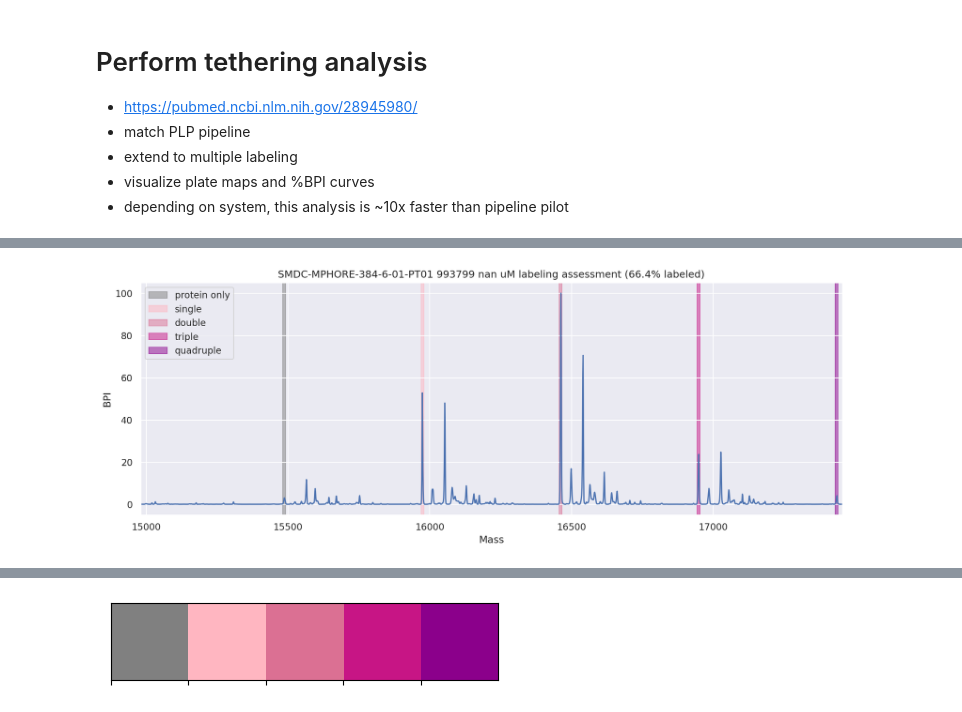
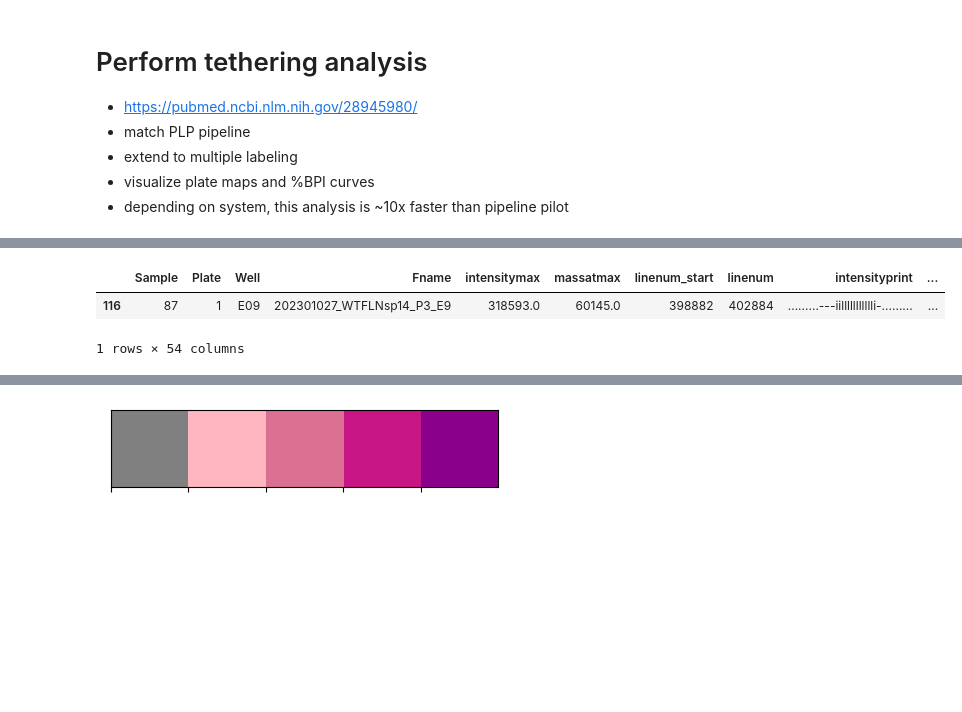
Before and after one commit to Small-Molecule-Discovery-Center/smdc_process_data, a Jupyter notebook: process_data/Tethering_Analysis.ipynb, the cells around one changed output, grey strips where cells are left out. Cells and saved outputs as stored; diff of their text form; code cells hidden in the pictures; blank space fills up the shorter version.

```diff
--- a/process_data/Tethering_Analysis.ipynb
+++ b/process_data/Tethering_Analysis.ipynb
@@ -500,50 +996,0 @@ dfm[dfm.ICL_IC_ID==smdc]
-# %%
-for well in dfm[dfm.ICL_IC_ID==smdc].Well:
-    sample=dfm[dfm.Well==well].Sample.iloc[0]
-    conc=dfm[dfm.Well==well].Conc_uM.iloc[0]
-    conc_unit='uM'
-    if conc is None:
-        conc=dfm[dfm.Well==well].Conc_nM.iloc[0]
-        conc_unit='nM'
-    pct=dfm[dfm.Well==well].hmlab.iloc[0]
-
-    dat=pd.read_csv(f'Sample_{str(sample).zfill(3)}_data.txt', sep='\t')
-    dat.columns=['Mass','BPI']
-    dat=dat.astype(float)
-    dat.head(2)
-
-    adduct_mass=df[df.Sample==sample].adduct_mass.astype(float).iloc[0]
-    xmin=protein_mass-adduct_mass-4*scan_range
-    xmax=protein_mass+4*adduct_mass+4*scan_range
-
-    colors=['gray','lightpink','palevioletred','mediumvioletred','darkmagenta']
-    labels=['protein only','single','double','triple','quadruple']
-    fig, ax = plt.subplots(1, figsize=(15,5))
-    sns.lineplot(data=dat, x='Mass', y='BPI')
-    for mult in [0,1,2,3,4]:
-        ax.axvspan(protein_mass+mult*adduct_mass-scan_range, protein_mass+mult*adduct_mass+scan_range, color=colors[mult], label=labels[mult], zorder=0, alpha=0.5)
-    ax.set_xlim(xmin, xmax)
-    ax.legend()
-    ax.set_title(f'{barcode} {smdc} {conc} {conc_unit} labeling assessment ({pct}% labeled)');
-
-#     protnums=df.loc[df['Sample']==sample,[x for x in df.columns if 'min' in x]].T
-#     protnums=protnums.sort_values(by=protnums.columns[0])
-#     protnums=protnums[~protnums[protnums.columns[0]].isna()]
-#     cols=protnums.index.tolist()
-#     cols=[x.replace('_min','') for x in cols]
-#     cols
-
-#     pal=sns.color_palette("viridis", len(cols))
-#     fig, ax = plt.subplots(1, figsize=(15,5))
-#     sns.lineplot(data=dat, x='Mass', y='BPI')
-#     ax.axvspan(protein_mass-scan_range, protein_mass+scan_range, color='gray', label='protein_only', zorder=0, alpha=0.5)
-#     for i, lab in enumerate(cols):
-#         ax.axvspan(df[df.Sample==sample][f'{lab}_min'].astype(float).iloc[0],
-#                    df[df.Sample==sample][f'{lab}_max'].astype(float).iloc[0],
-#                    label=lab, color=pal[i], zorder=0, alpha=0.5)
-
-#     ax.set_xlim(xmin, xmax)
-#     ax.legend(loc='center left', bbox_to_anchor=(1, 0.5))
-#     ax.set_title(f'{barcode} {smdc} {conc} {conc_unit} labeling assessment');
-# %% [output]
-[figure, removed]
@@ -552,0 +997,6 @@ import plot_curves as pc
+# %%
+dfm[dfm.SMDC_ID==smdc]
+# %% [output]
+|  | Sample | Plate | Well | Fname | intensitymax | massatmax | linenum_start | linenum | intensityprint | ... |
+| 116 | 87 | 1 | E09 | 202301027_WTFLNsp14_P3_E9 | 318593.0 | 60145.0 | 398882 | 402884 | .........---iillllllllllli-......... | ... |
+1 rows × 54 columns
```
Also changed, not shown: parts of 46 cells of this notebook.
